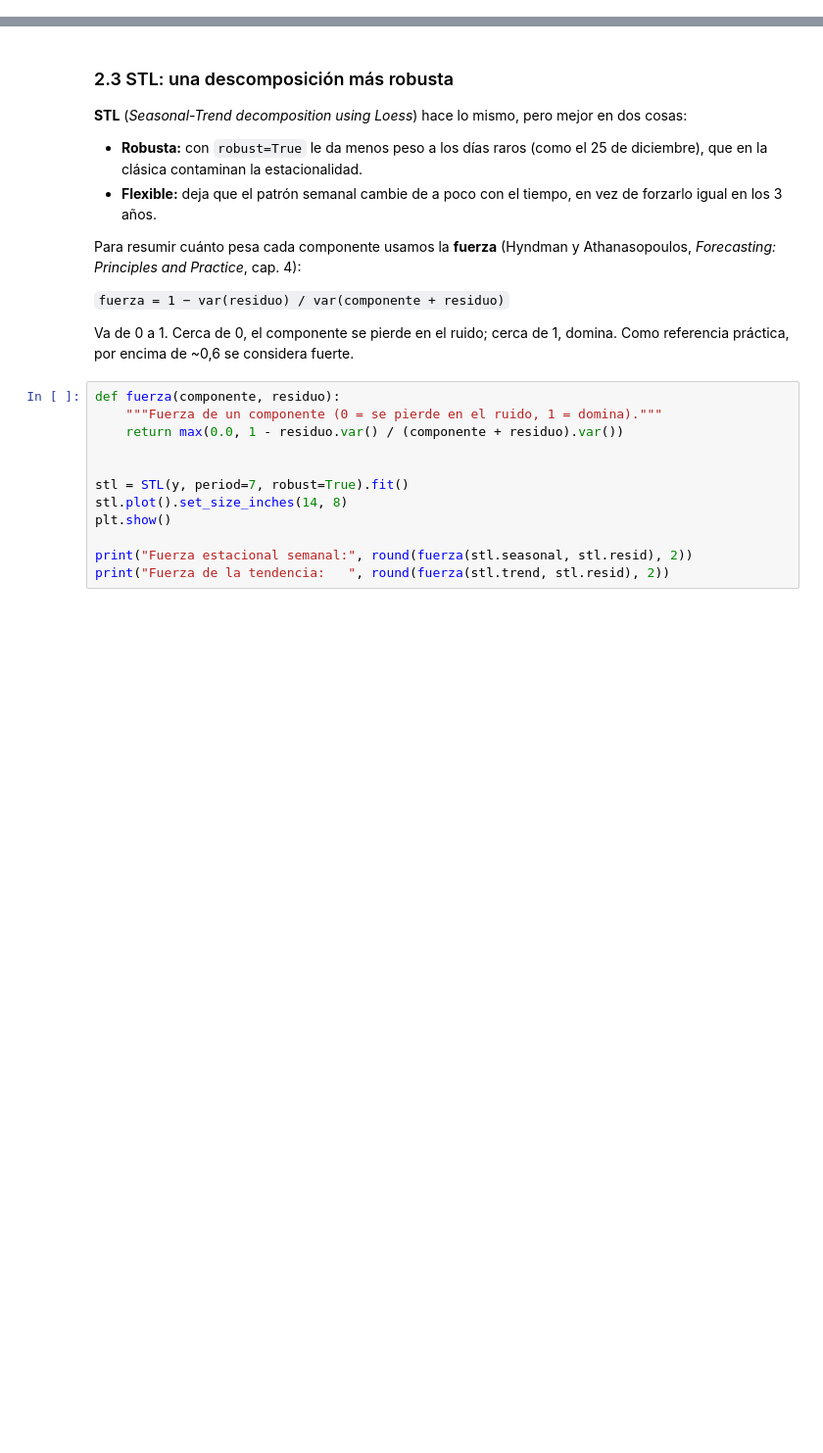
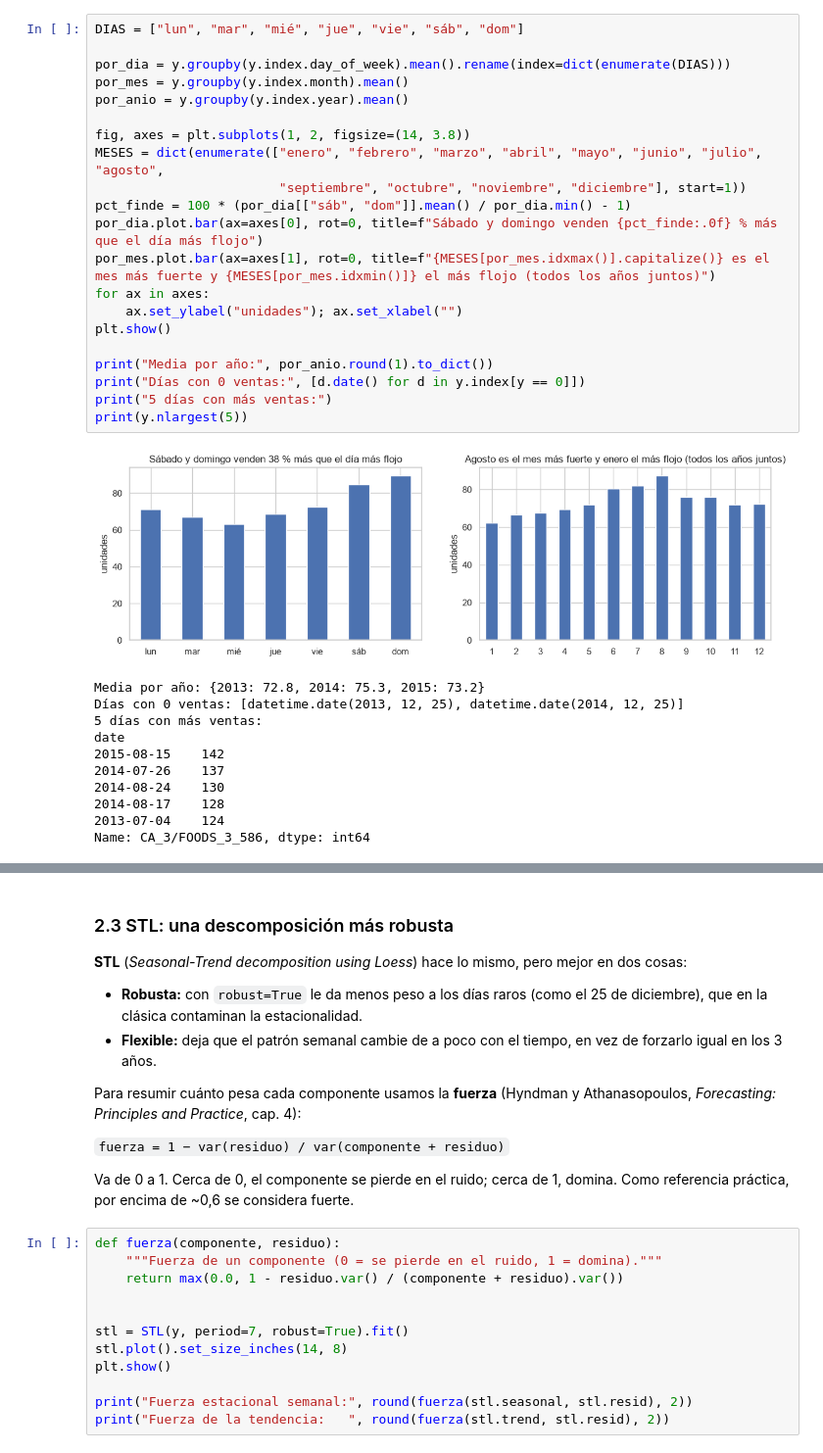
Before and after one commit to agus-chaud/forecasting-retail, a Jupyter notebook: 03_notebooks/04_SARIMA.ipynb, the cells around one changed output, grey strips where cells are left out. Shown at 98% size. Cells and saved outputs as stored; diff of their text form; blank space fills up the shorter version.

```diff
--- a/03_notebooks/04_SARIMA.ipynb
+++ b/03_notebooks/04_SARIMA.ipynb
@@ -189,0 +276,33 @@ print(y.nlargest(5))
+# %%
+DIAS = ["lun", "mar", "mié", "jue", "vie", "sáb", "dom"]
+
+por_dia = y.groupby(y.index.day_of_week).mean().rename(index=dict(enumerate(DIAS)))
+por_mes = y.groupby(y.index.month).mean()
+por_anio = y.groupby(y.index.year).mean()
+
+fig, axes = plt.subplots(1, 2, figsize=(14, 3.8))
+MESES = dict(enumerate(["enero", "febrero", "marzo", "abril", "mayo", "junio", "julio", "agosto",
+                        "septiembre", "octubre", "noviembre", "diciembre"], start=1))
+pct_finde = 100 * (por_dia[["sáb", "dom"]].mean() / por_dia.min() - 1)
+por_dia.plot.bar(ax=axes[0], rot=0, title=f"Sábado y domingo venden {pct_finde:.0f} % más que el día más flojo")
+por_mes.plot.bar(ax=axes[1], rot=0, title=f"{MESES[por_mes.idxmax()].capitalize()} es el mes más fuerte y {MESES[por_mes.idxmin()]} el más flojo (todos los años juntos)")
+for ax in axes:
+    ax.set_ylabel("unidades"); ax.set_xlabel("")
+plt.show()
+
+print("Media por año:", por_anio.round(1).to_dict())
+print("Días con 0 ventas:", [d.date() for d in y.index[y == 0]])
+print("5 días con más ventas:")
+print(y.nlargest(5))
+# %% [output]
+[figure, added]
+Media por año: {2013: 72.8, 2014: 75.3, 2015: 73.2}
+Días con 0 ventas: [datetime.date(2013, 12, 25), datetime.date(2014, 12, 25)]
+5 días con más ventas:
+date
+2015-08-15    142
+2014-07-26    137
+2014-08-24    130
+2014-08-17    128
+2013-07-04    124
+Name: CA_3/FOODS_3_586, dtype: int64
```
Also changed, not shown: parts of 49 cells of this notebook, 2 other files.
